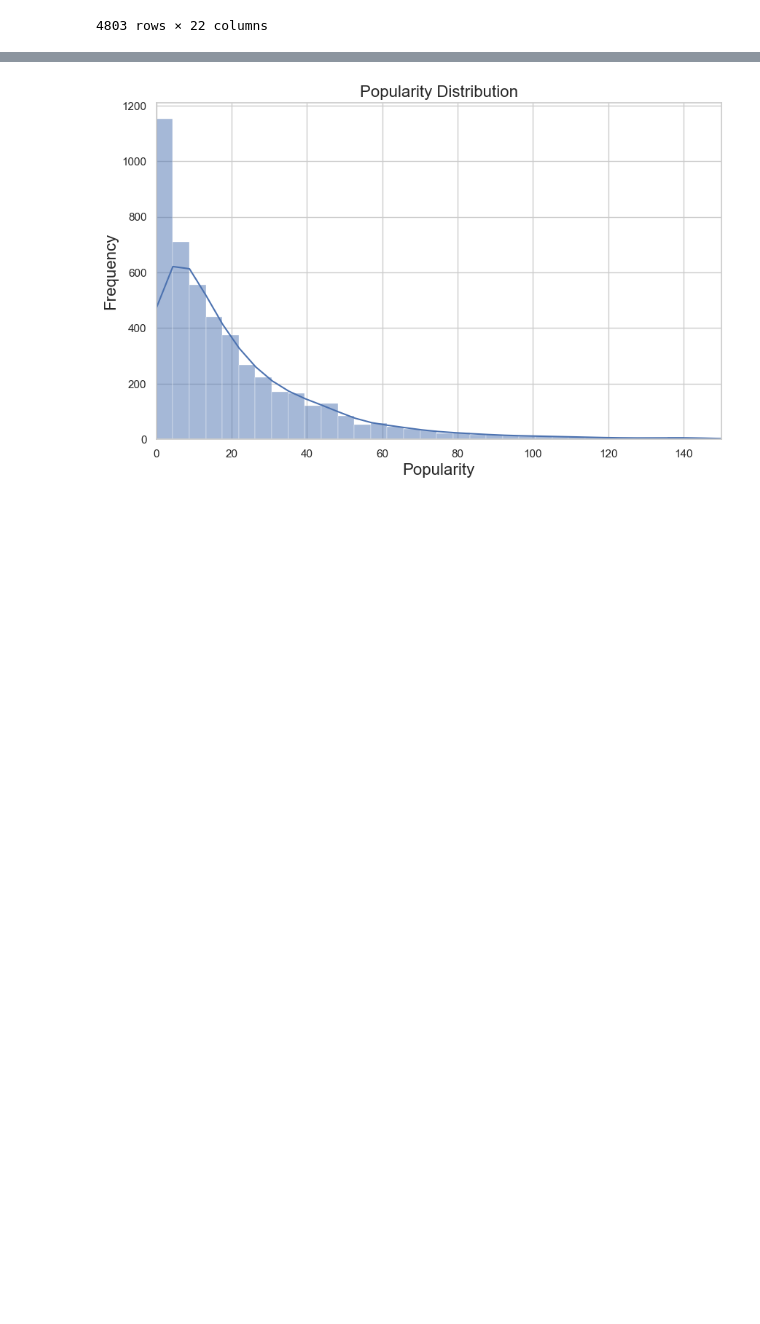
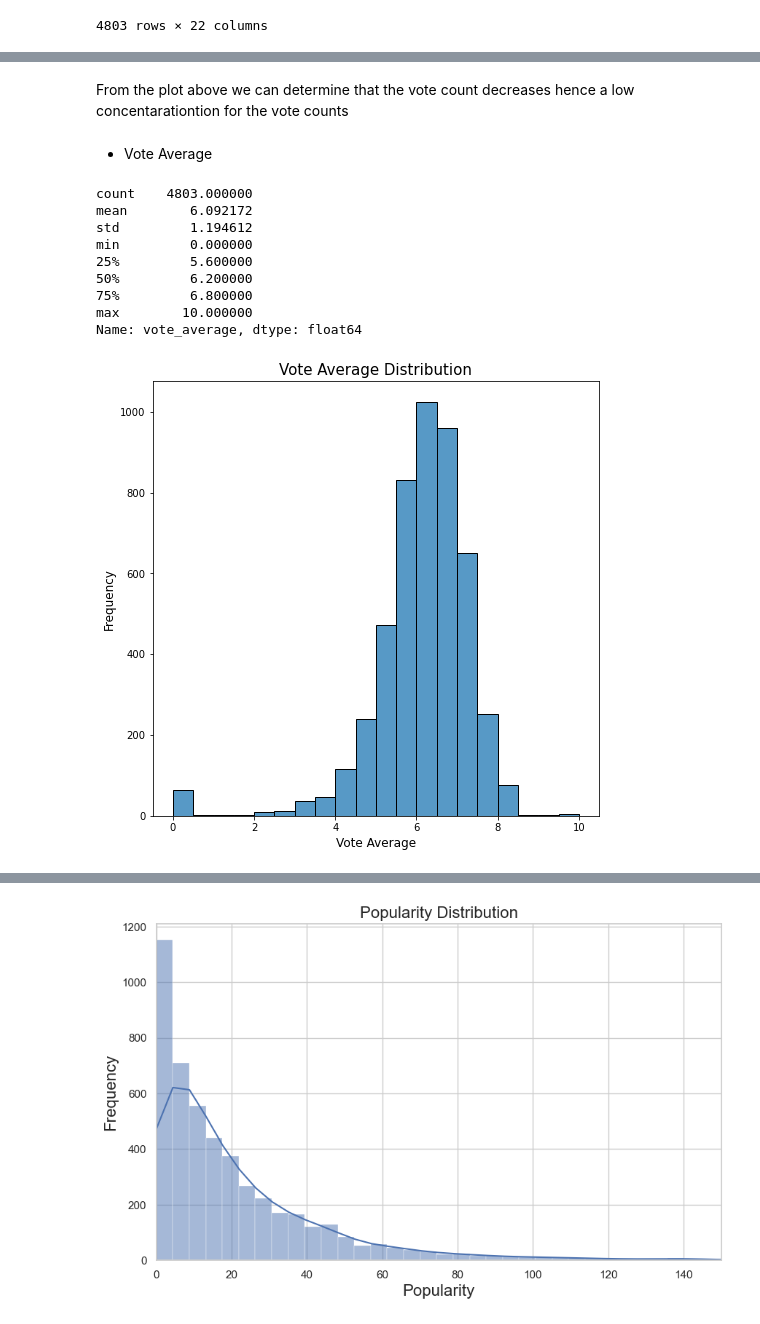
Before and after one commit to Imacharia/Movie_Recomendation, a Jupyter notebook: Movie Recommendation.ipynb, the cells around one changed output, grey strips where cells are left out. Drawn from its saved outputs; the diff is of its cells as text; code cells hidden in the pictures; blank space fills up the shorter version.

```diff
--- a/Movie Recommendation.ipynb
+++ b/Movie Recommendation.ipynb
@@ -316,0 +371,26 @@ movies_credits['tags'] = movies_credits['overview'] + movies_credits['genres'] +
+# %% [markdown]
+From the plot above we can determine that the vote count decreases hence a low concentarationtion for the vote counts
+# %% [markdown]
+- Vote Average
+# %%
+vote_average_univariate = movies_credits['vote_average'].describe()
+print(vote_average_univariate)
+
+# Plot the vote average distribution
+plt.figure(figsize=(8, 8))
+sns.histplot(movies_credits['vote_average'], kde = False , bins = 20)
+plt.xlabel("Vote Average", fontsize=12)
+plt.ylabel("Frequency", fontsize=12)
+plt.title("Vote Average Distribution", fontsize=15)
+plt.show()
+# %% [output]
+count    4803.000000
+mean        6.092172
+std         1.194612
+min         0.000000
+25%         5.600000
+50%         6.200000
+75%         6.800000
+max        10.000000
+Name: vote_average, dtype: float64
+[figure, added]
```
Also changed, not shown: parts of 65 cells of this notebook.
